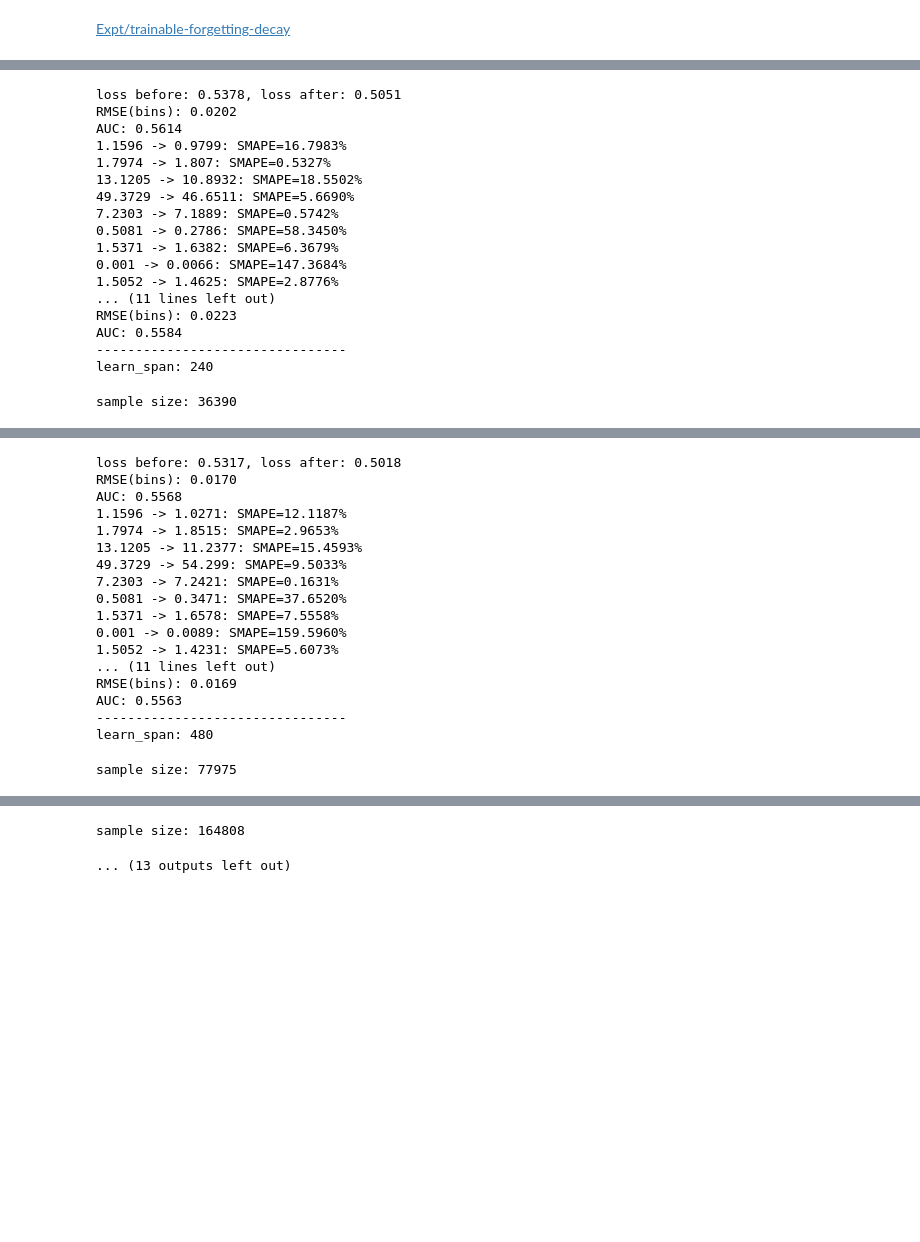
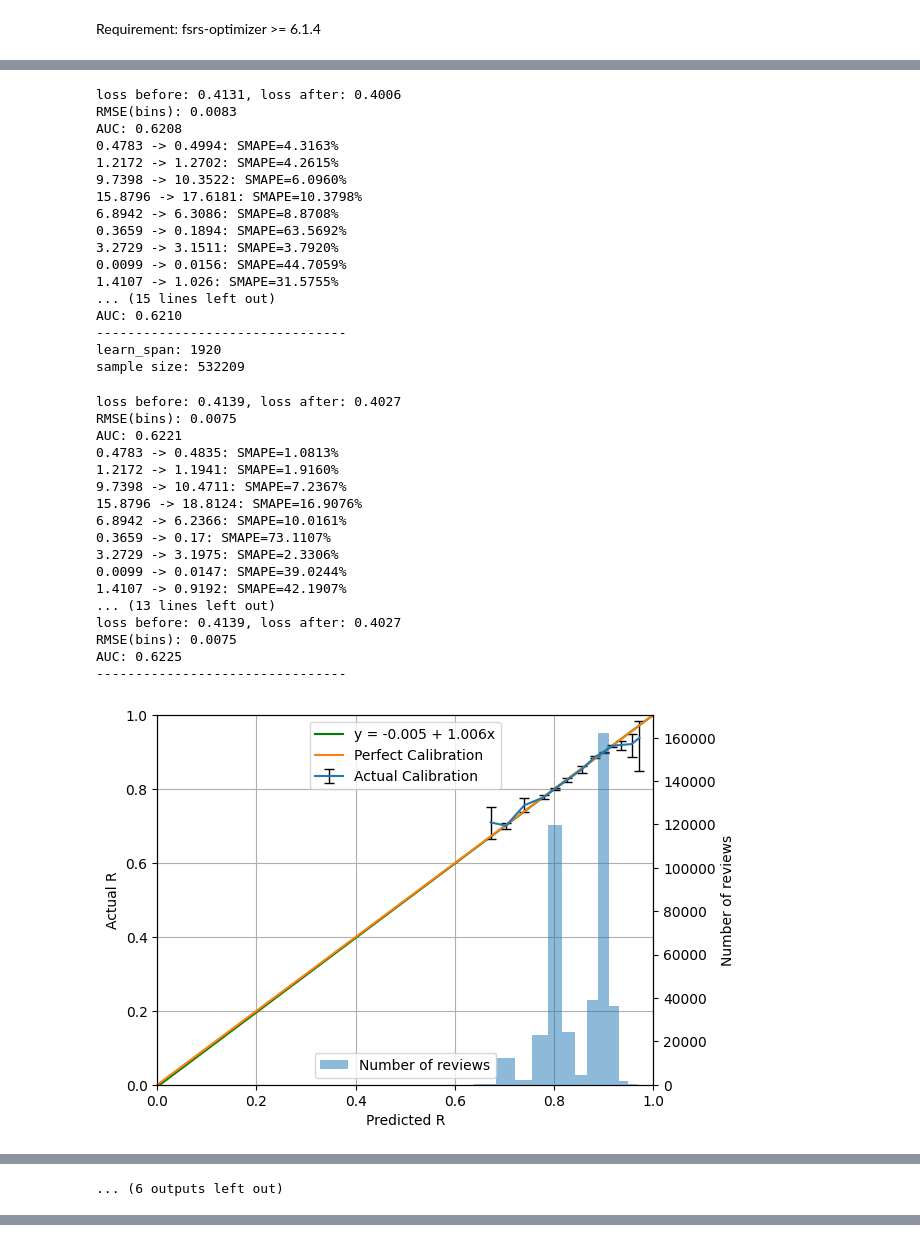
Before and after one commit to open-spaced-repetition/fsrs-trained-on-simulated-data, a Jupyter notebook: trainable-forgetting-decay.ipynb, the cells around one changed output, grey strips where cells are left out. Cells and saved outputs as stored; diff of their text form; code cells hidden in the pictures; blank space fills up the shorter version.

```diff
--- a/trainable-forgetting-decay.ipynb
+++ b/trainable-forgetting-decay.ipynb
@@ -1,5 +1,5 @@
-# %% [markdown]
-[Expt/trainable-forgetting-decay](https://github.com/open-spaced-repetition/fsrs-optimizer/tree/Expt/trainable-forgetting-decay)
+# %% [markdown]
+Requirement: fsrs-optimizer >= 6.1.4
 # %%
 import numpy as np
 import pandas as pd
@@ -180,7 +183,9 @@ ideal_auc_list = []
 
 for learn_span in learn_span_list:
     print(f"learn_span: {learn_span}")
-    revlogs = generate_revlog_from_simulation(initial_parameters, learn_span=learn_span)
+    revlogs = generate_revlog_from_simulation(
+        initial_parameters, learn_span=learn_span, seed=2023
+    )
     df = preprocess_revlog(revlogs)
     sample_size, logloss, rmse, auc, avg_smape, dataset = train_and_evaluate(df)
     sample_size_list.append(sample_size)
@@ -237,18 +291,35 @@ sample size: 16309
-loss before: 0.5378, loss after: 0.5051
-RMSE(bins): 0.0202
-AUC: 0.5614
-1.1596 -> 0.9799: SMAPE=16.7983%
-1.7974 -> 1.807: SMAPE=0.5327%
-13.1205 -> 10.8932: SMAPE=18.5502%
-49.3729 -> 46.6511: SMAPE=5.6690%
-7.2303 -> 7.1889: SMAPE=0.5742%
-0.5081 -> 0.2786: SMAPE=58.3450%
-1.5371 -> 1.6382: SMAPE=6.3679%
-0.001 -> 0.0066: SMAPE=147.3684%
-1.5052 -> 1.4625: SMAPE=2.8776%
-... (11 lines left out)
-RMSE(bins): 0.0223
-AUC: 0.5584
+loss before: 0.4131, loss after: 0.4006
+RMSE(bins): 0.0083
+AUC: 0.6208
+0.4783 -> 0.4994: SMAPE=4.3163%
+1.2172 -> 1.2702: SMAPE=4.2615%
+9.7398 -> 10.3522: SMAPE=6.0960%
+15.8796 -> 17.6181: SMAPE=10.3798%
+6.8942 -> 6.3086: SMAPE=8.8708%
+0.3659 -> 0.1894: SMAPE=63.5692%
+3.2729 -> 3.1511: SMAPE=3.7920%
+0.0099 -> 0.0156: SMAPE=44.7059%
+1.4107 -> 1.026: SMAPE=31.5755%
+... (15 lines left out)
+AUC: 0.6210
 --------------------------------
-learn_span: 240
+learn_span: 1920
+sample size: 532209
-sample size: 36390
+loss before: 0.4139, loss after: 0.4027
+RMSE(bins): 0.0075
+AUC: 0.6221
+0.4783 -> 0.4835: SMAPE=1.0813%
+1.2172 -> 1.1941: SMAPE=1.9160%
+9.7398 -> 10.4711: SMAPE=7.2367%
+15.8796 -> 18.8124: SMAPE=16.9076%
+6.8942 -> 6.2366: SMAPE=10.0161%
+0.3659 -> 0.17: SMAPE=73.1107%
+3.2729 -> 3.1975: SMAPE=2.3306%
+0.0099 -> 0.0147: SMAPE=39.0244%
+1.4107 -> 0.9192: SMAPE=42.1907%
+... (13 lines left out)
+loss before: 0.4139, loss after: 0.4027
+RMSE(bins): 0.0075
+AUC: 0.6225
+--------------------------------
+[figure, added]
@@ -255,18 +329 @@ sample size: 36390
-loss before: 0.5317, loss after: 0.5018
-RMSE(bins): 0.0170
-AUC: 0.5568
-1.1596 -> 1.0271: SMAPE=12.1187%
-1.7974 -> 1.8515: SMAPE=2.9653%
-13.1205 -> 11.2377: SMAPE=15.4593%
-49.3729 -> 54.299: SMAPE=9.5033%
-7.2303 -> 7.2421: SMAPE=0.1631%
-0.5081 -> 0.3471: SMAPE=37.6520%
-1.5371 -> 1.6578: SMAPE=7.5558%
-0.001 -> 0.0089: SMAPE=159.5960%
-1.5052 -> 1.4231: SMAPE=5.6073%
-... (11 lines left out)
-RMSE(bins): 0.0169
-AUC: 0.5563
---------------------------------
-learn_span: 480
+... (6 outputs left out)
-sample size: 77975
@@ -290,4 +330,2 @@ learn_span: 960
-sample size: 164808
-... (13 outputs left out)
 # %%
 plt.plot(decay_list)
```
Also changed, not shown: parts of 9 cells of this notebook.
